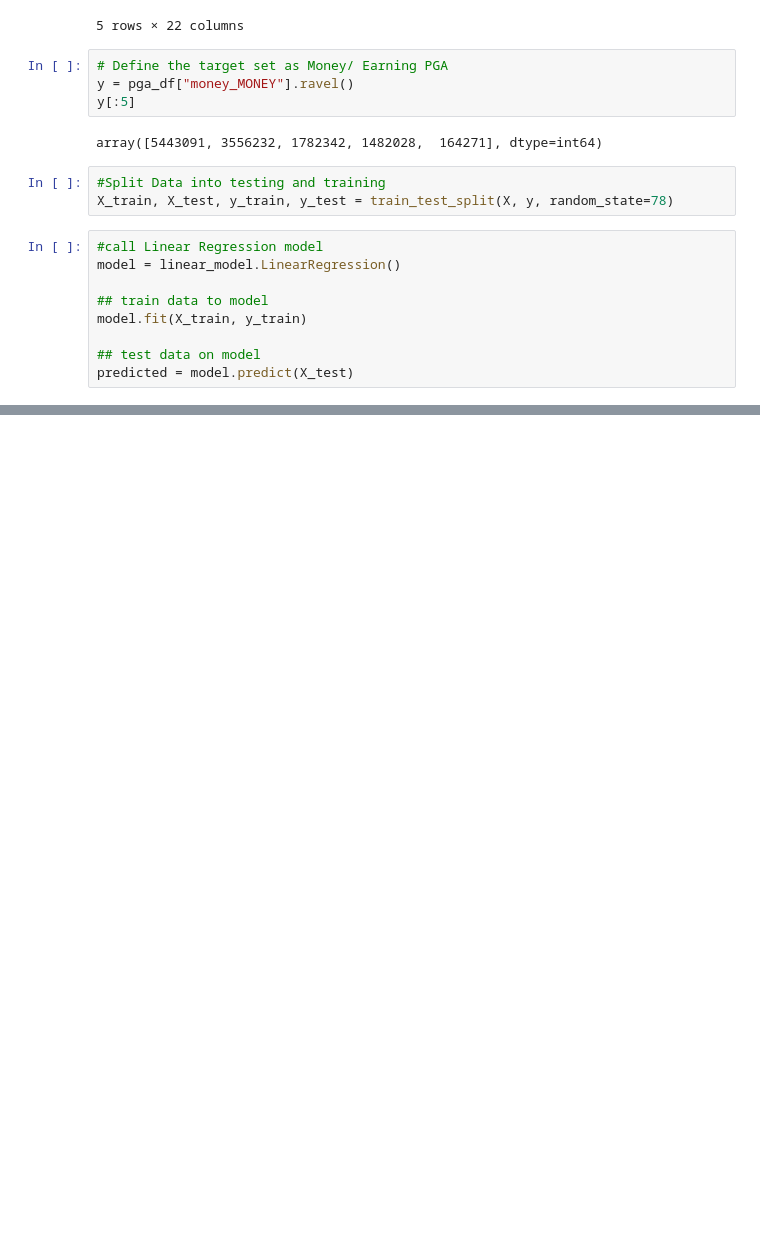
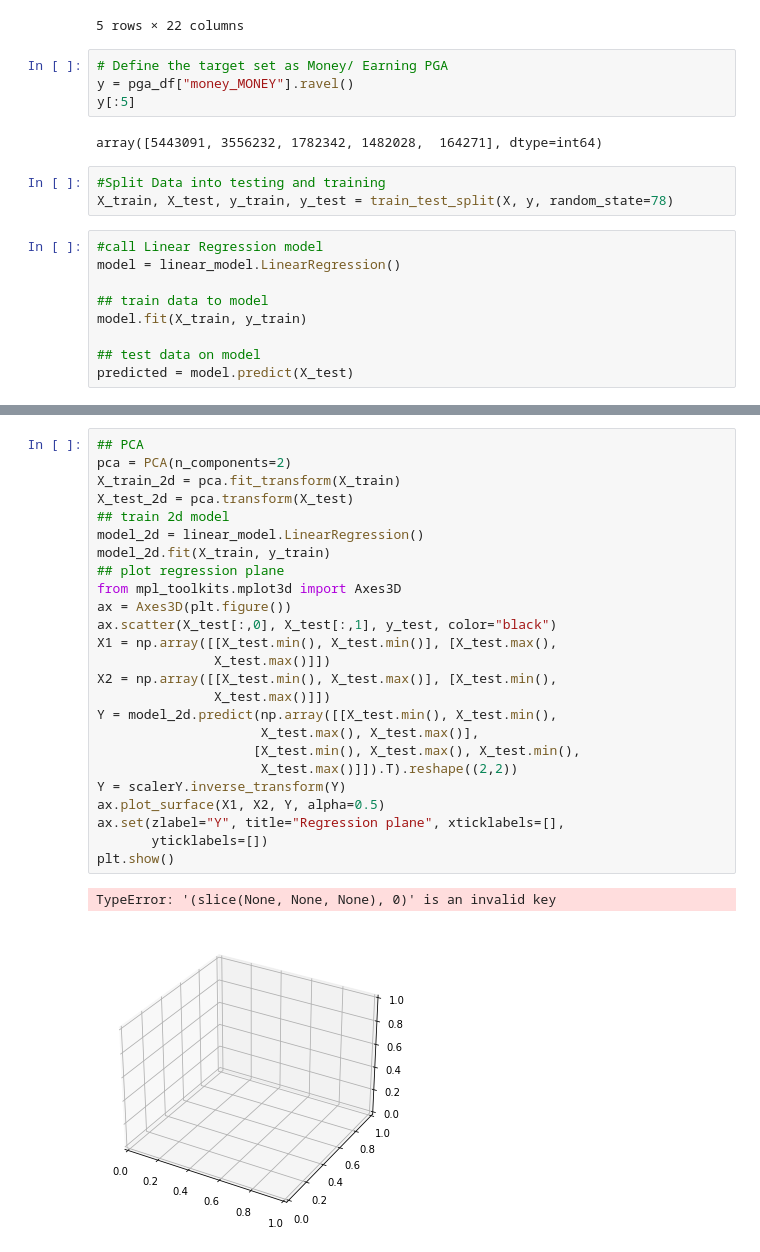
Before and after one commit to joelapsansky/red-team, a Jupyter notebook: supervised_learning.ipynb, the cells around one changed output, grey strips where cells are left out. Cells and saved outputs as stored; diff of their text form; blank space fills up the shorter version.

```diff
--- a/supervised_learning.ipynb
+++ b/supervised_learning.ipynb
@@ -68,0 +68,28 @@ TypeError: predict() takes 2 positional arguments but 3 were given
+# %%
+## PCA
+pca = PCA(n_components=2)
+X_train_2d = pca.fit_transform(X_train)
+X_test_2d = pca.transform(X_test)
+## train 2d model
+model_2d = linear_model.LinearRegression()
+model_2d.fit(X_train, y_train)
+## plot regression plane
+from mpl_toolkits.mplot3d import Axes3D
+ax = Axes3D(plt.figure())
+ax.scatter(X_test[:,0], X_test[:,1], y_test, color="black")
+X1 = np.array([[X_test.min(), X_test.min()], [X_test.max(),
+               X_test.max()]])
+X2 = np.array([[X_test.min(), X_test.max()], [X_test.min(),
+               X_test.max()]])
+Y = model_2d.predict(np.array([[X_test.min(), X_test.min(),
+                     X_test.max(), X_test.max()],
+                    [X_test.min(), X_test.max(), X_test.min(),
+                     X_test.max()]]).T).reshape((2,2))
+Y = scalerY.inverse_transform(Y)
+ax.plot_surface(X1, X2, Y, alpha=0.5)
+ax.set(zlabel="Y", title="Regression plane", xticklabels=[],
+       yticklabels=[])
+plt.show()
+# %% [output]
+TypeError: '(slice(None, None, None), 0)' is an invalid key
+[figure, added]
```
Also changed, not shown: parts of 2 cells of this notebook.
